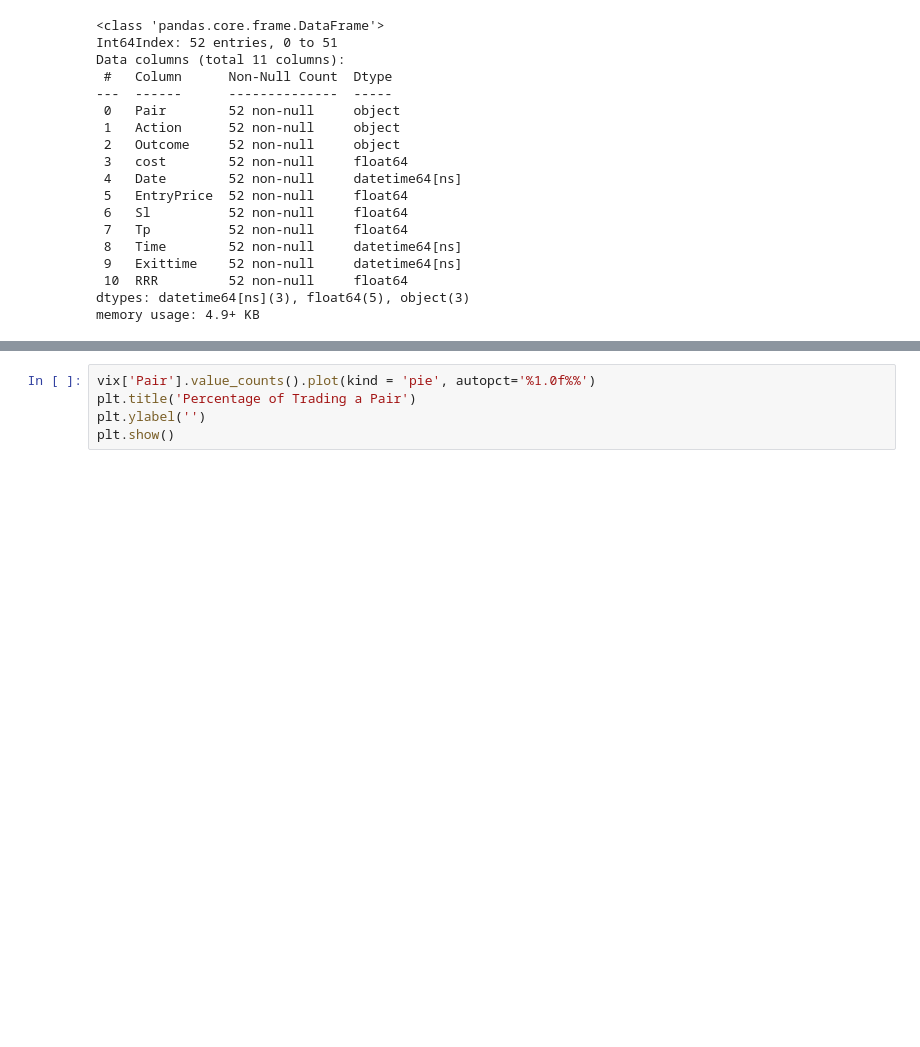
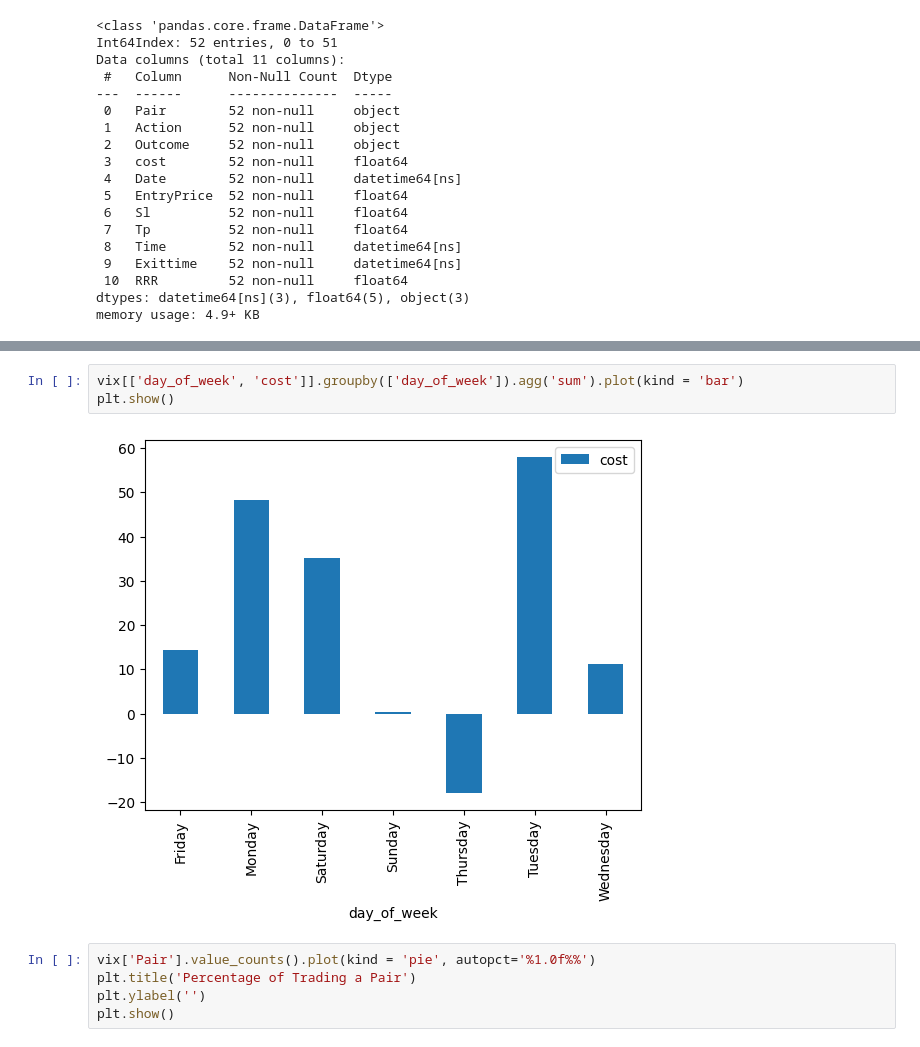
Before and after one commit to ToluPaul/forex, a Jupyter notebook: forex_pred.ipynb, the cells around one changed output, grey strips where cells are left out. Saved outputs shown, nothing was run; the diff lists cells and outputs as text; blank space fills up the shorter version.

```diff
--- a/forex_pred.ipynb
+++ b/forex_pred.ipynb
@@ -109,3 +125,8 @@ memory usage: 4.9+ KB
+# %%
+vix[['day_of_week', 'cost']].groupby(['day_of_week']).agg('sum').plot(kind = 'bar')
+plt.show()
+# %% [output]
+[figure, added]
 # %%
 vix['Pair'].value_counts().plot(kind = 'pie', autopct='%1.0f%%')
 plt.title('Percentage of Trading a Pair')
```
Also changed, not shown: parts of 3 cells of this notebook.
